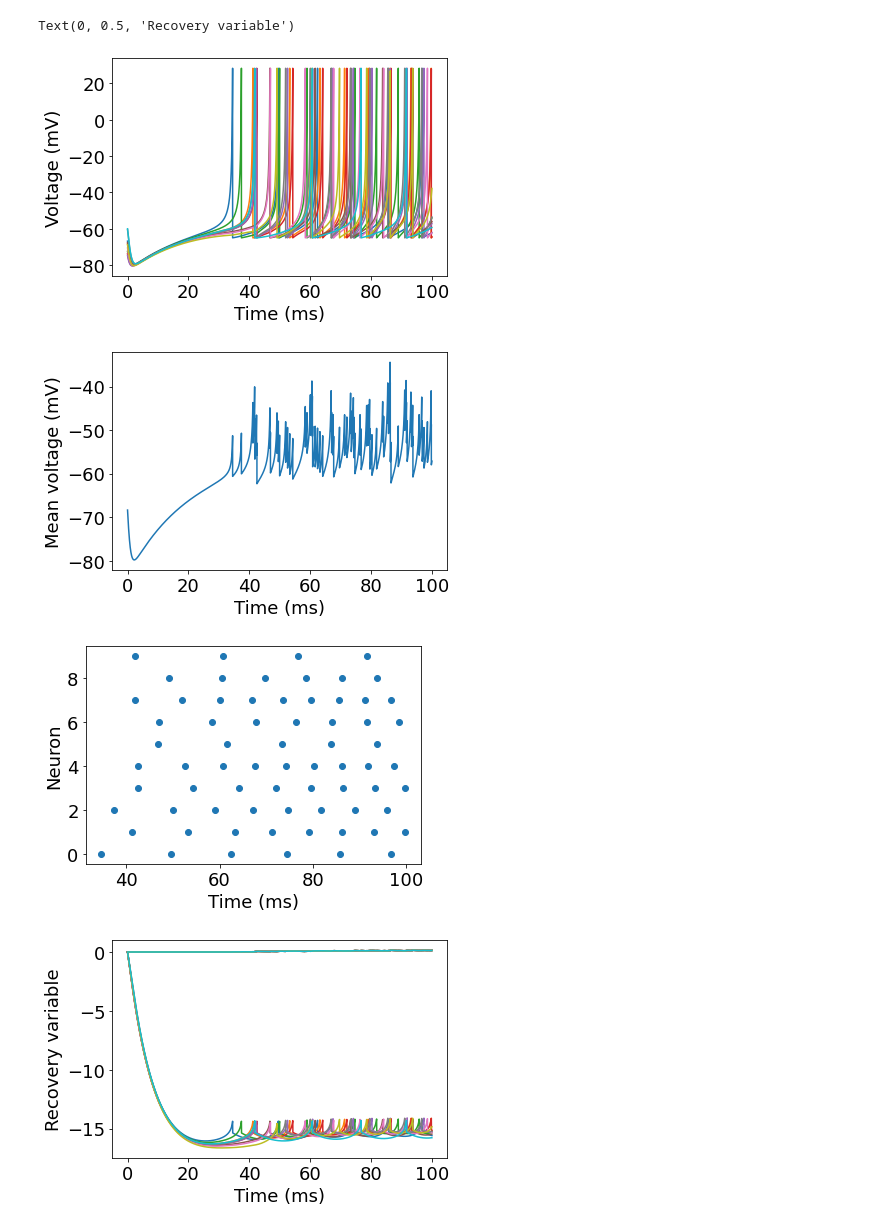
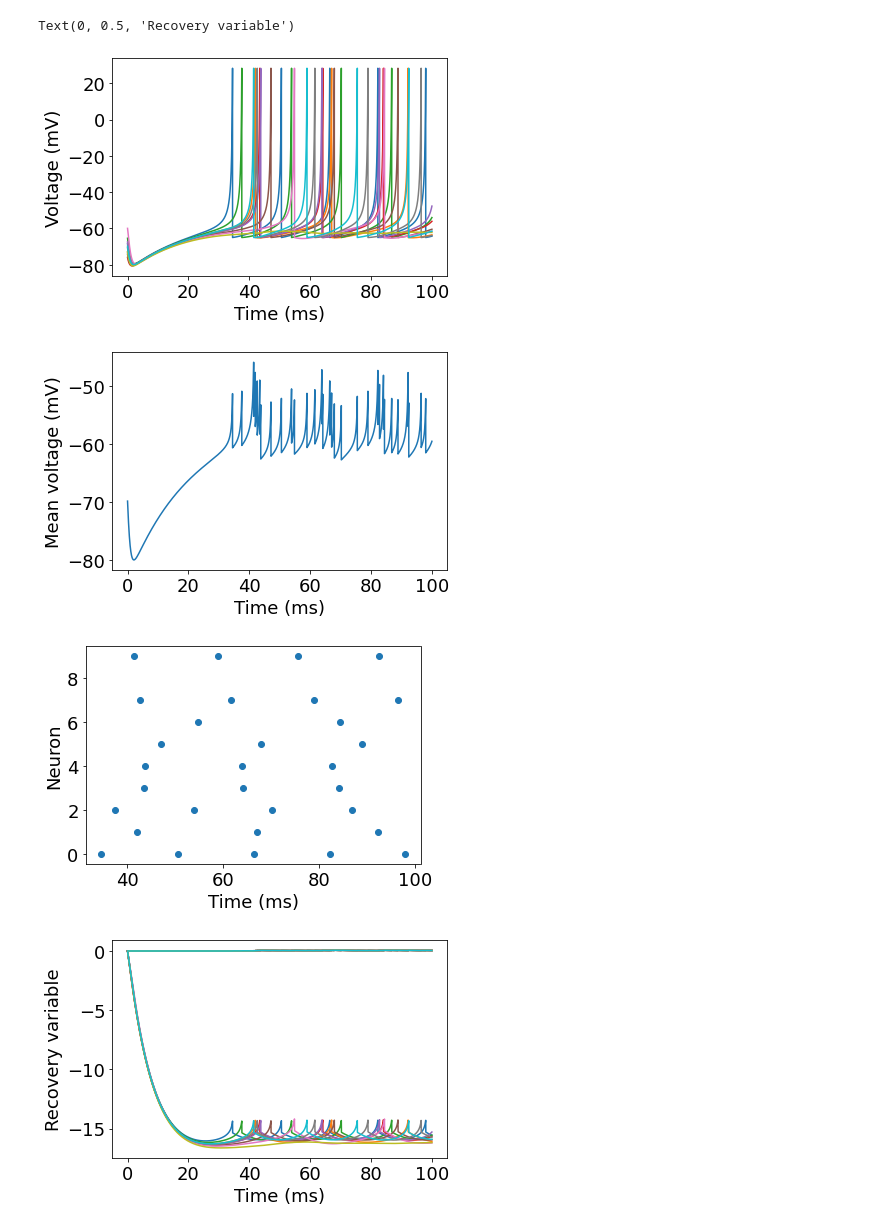
Before and after one commit to davidkelly2002/Final-Year-Project, a Jupyter notebook: Basic Neuron Model.ipynb, the cells around one changed output. Saved outputs shown, nothing was run; the diff lists cells and outputs as text; code cells hidden in the pictures.

```diff
--- a/Basic Neuron Model.ipynb
+++ b/Basic Neuron Model.ipynb
@@ -9,8 +9,8 @@ import scipy.stats as stats
 np.random.seed(101)
 
 
-N = 10
-T = 100
+N = 5
+T = 1000
 M = 50000
 dt = 0.005
 t0 = 0
@@ -269,30 +269,6 @@ Text(0, 0.5, 'Recovery variable')
-# %%
-# Define synaptic coupling matrix
-g = np.zeros((N, N))
-
-for j in range(N):
-    connections = random.sample(range(N), 40)
-    for i in connections:
-        if i != j:
-            g[j, i] = np.random.uniform(0.05, 0.5)
-
-# All-to-all connectivity: Uncomment the following to make it fully connected
-# g = np.random.uniform(0.05, 0.5, size=(N, N))
-# np.fill_diagonal(g, 0)  # Set diagonal to zero to avoid self-connections
-# %%
-def dxdt(t, x, k, a, b, I, kappa, vsyn, tauS, J, g):
-    v = x[:N]
-    u = x[N:2*N]
-    s = x[2*N:3*N]
-
-    dvdt = k*(0.04*v**2 + 5*v + 140 - u + I) + J - kappa*(v - vsyn)*np.dot(g,s)
-    dudt = k * a * (b * v - u)
-    dsdt = -s / tauS
-
-    return np.concatenate([dvdt, dudt, dsdt])
 # %%
-# Sparsely connected networks - g is only non-zero for 40 randomly chosen neurons
-
+# Sparsely connected networks - g is only non-zero for x amount of randomly chosen neurons
+# 1st Order Synaptic Term
 np.random.seed(101)
 
 N = 10
@@ -309,7 +285,7 @@ d = -1
 v_reset = c
 v_thresh = 30
 
-kappa = 0.5
+kappa = 0.25
 vsyn = 0
 tauS = 10
 
@@ -319,21 +295,22 @@ I0 = 0.2
 delta = 0.02
 I = stats.cauchy.rvs(loc=I0, scale=delta, size=(N))
 
+Number_Random_Chosen_Neurons = 2
+
 # Define synaptic coupling matrix
 g = np.zeros((N, N))
 
+# Sparsely connected networks
 for j in range(N):
-    connections = random.sample(range(N), 2)
+    connections = random.sample(range(N), Number_Random_Chosen_Neurons)
     for i in connections:
         if i != j:
             g[j, i] = np.random.uniform(0.05, 0.5)
 
-# # All-to-all connectivity
+
+# All-to-all connectivity
 # g = np.random.uniform(0.05, 0.5, size=(N, N))
 # np.fill_diagonal(g, 0)  # Set diagonal to zero to avoid self-connections
-
-
-
 
 v_init = np.random.normal(-70,5, size=(N))
 u_init = np.zeros(v_init.shape)
@@ -398,34 +375,34 @@ while i < M and t0 < T:
         spikeCounter += 1
         i += 1
 
 
 colours = sns.color_palette('deep')
 font = {'family': 'Times', 'weight': 'normal', 'size': 18}
 plt.rc('font', **font)
 
 plt.figure()
 plt.plot(t_all, y_all[:N, :].T)
 plt.xlabel('Time (ms)')
 plt.ylabel('Voltage (mV)')
 
 plt.figure()
 plt.plot(t_all, y_all[:N, :].mean(axis=0))
 plt.xlabel('Time (ms)')
 plt.ylabel('Mean voltage (mV)')
 
 spike_times = spike_times[:spikeCounter, :]
 plt.figure()
 plt.scatter(spike_times[:, 0], spike_times[:, 1])
 plt.xlabel('Time (ms)')
 plt.ylabel('Neuron')
 
 plt.figure()
 plt.plot(t_all, y_all[N:, :].T)
 plt.xlabel('Time (ms)')
 plt.ylabel('Recovery variable')
 # %% [output]
 Text(0, 0.5, 'Recovery variable')
-[figure, old version]
+[figure, new version]
-[figure, old version]
+[figure, new version]
-[figure, old version]
+[figure, new version]
-[figure, old version]
+[figure, new version]
```
Also changed, not shown: parts of 3 cells of this notebook.
